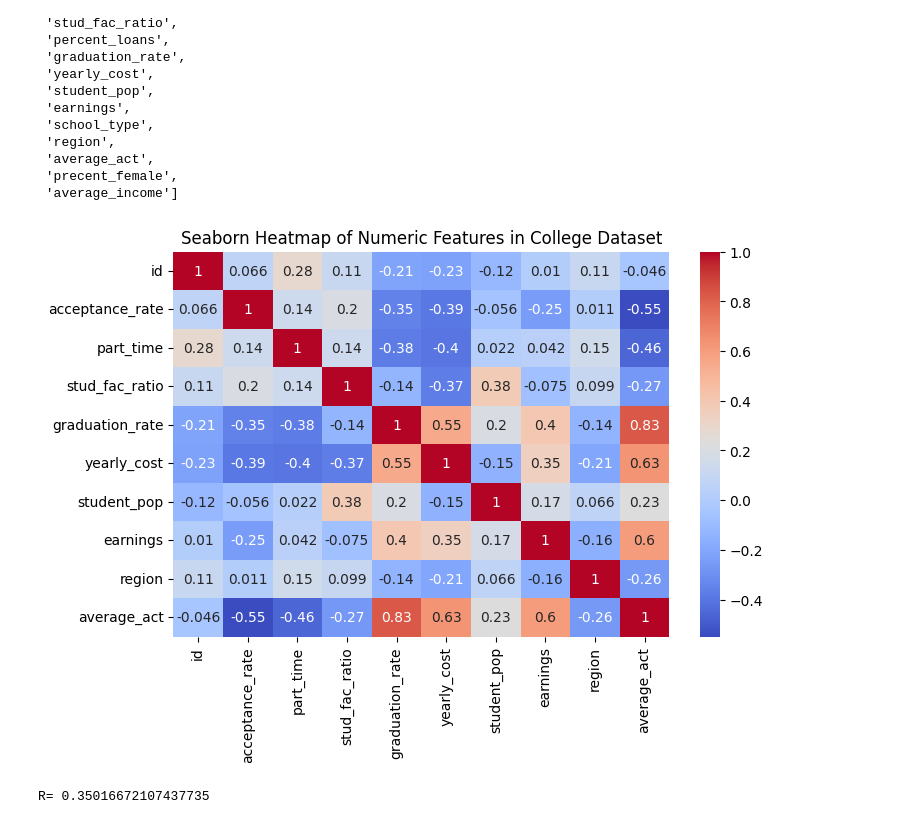
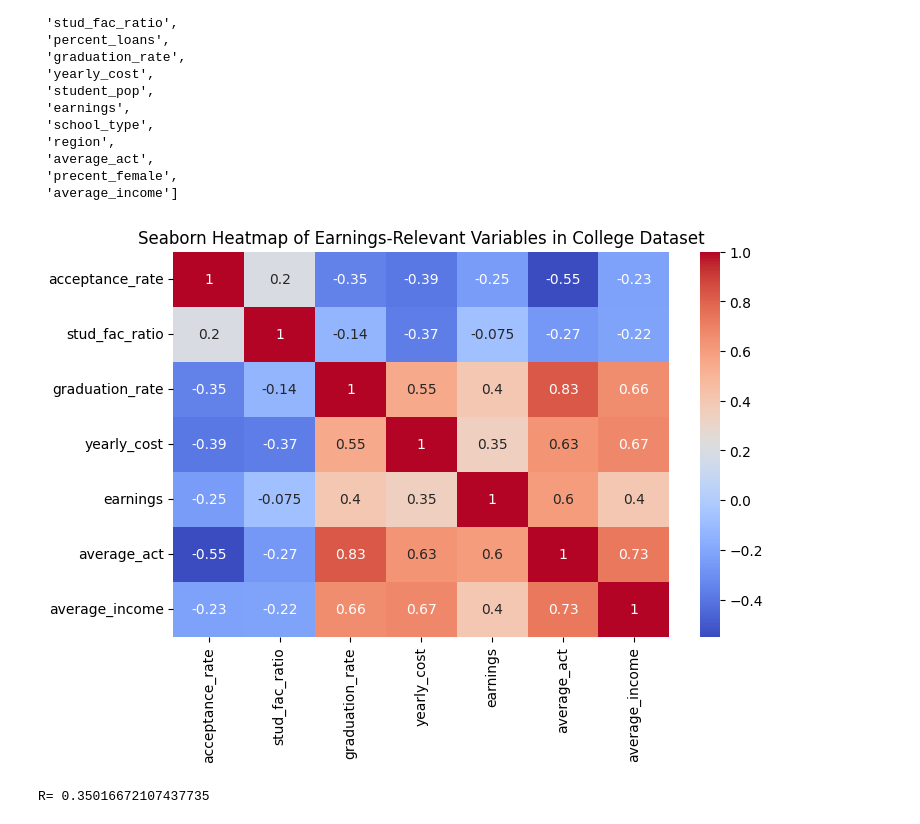
Before and after one commit to rachel1234561/ds2002project, a Jupyter notebook: analysis_viz.ipynb, the cells around one changed output. Cells and saved outputs as stored; diff of their text form; code cells hidden in the pictures.

```diff
--- a/analysis_viz.ipynb
+++ b/analysis_viz.ipynb
@@ -48,21 +49,24 @@ variables
  'average_act',
  'precent_female',
  'average_income']
-# %%
-data['yearly_cost'] = pd.to_numeric(data['yearly_cost'], errors='coerce')
-data['earnings'] = pd.to_numeric(data['earnings'], errors='coerce')
+# %%
+data['debt'] = pd.to_numeric(data['debt'], errors='coerce')
+data['precent_female'] = pd.to_numeric(data['precent_female'], errors='coerce')
+data['average_income'] = pd.to_numeric(data['average_income'], errors='coerce')
+data['pell_grant'] = pd.to_numeric(data['pell_grant'], errors='coerce')
+data['percent_loans'] = pd.to_numeric(data['percent_loans'], errors='coerce')
 # %%
 # Compute the correlation matrix using only numeric columns
-numeric_vars = data.select_dtypes(include=['float64', 'int64'])
+numeric_vars = data.select_dtypes(include=['float64', 'int64']).drop(['region','id','part_time','pell_grant','precent_female','percent_loans','debt','student_pop'],axis='columns')
 correlation_matrix = numeric_vars.corr()
 
 # Create a heatmap to assess relationship between earnings and other factors
 plt.figure(figsize=(8, 5))
 sns.heatmap(correlation_matrix, annot=True, cmap='coolwarm')
-plt.title('Seaborn Heatmap of Numeric Variables in College Dataset')
+plt.title('Seaborn Heatmap of Earnings-Relevant Variables in College Dataset')
 plt.show()
 # %% [output]
-[figure, old version]
+[figure, new version]
 # %%
 # Create a scatterplot to explore relationship between post-graduation earnings and cost of college attendance.
 r_1 = data['yearly_cost'].corr(data['earnings'])
```
Also changed, not shown: parts of 9 cells of this notebook.
